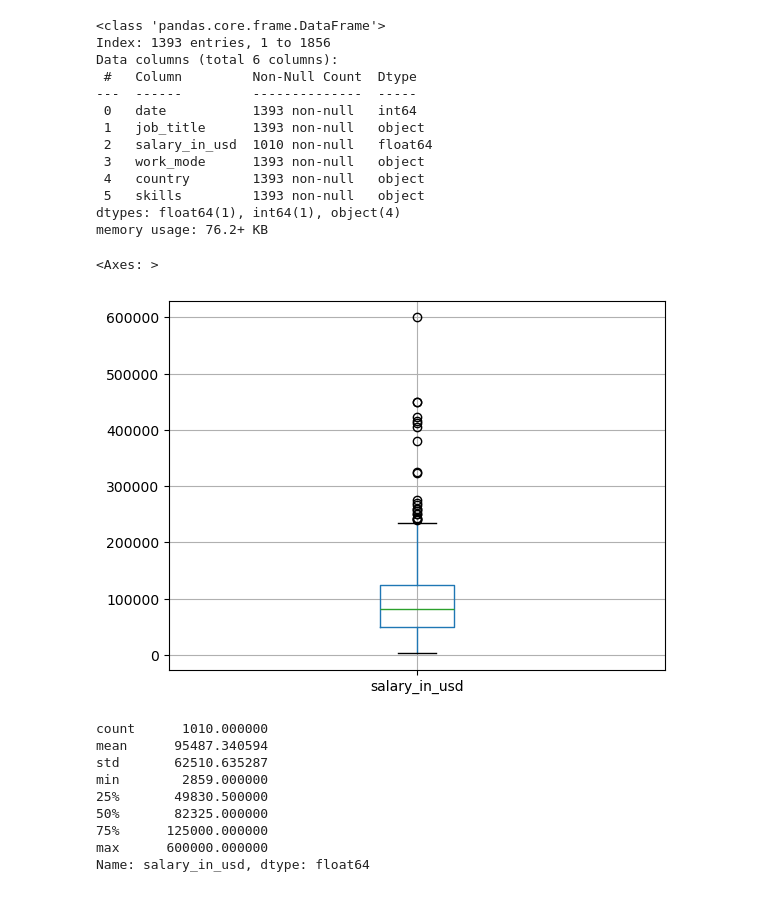
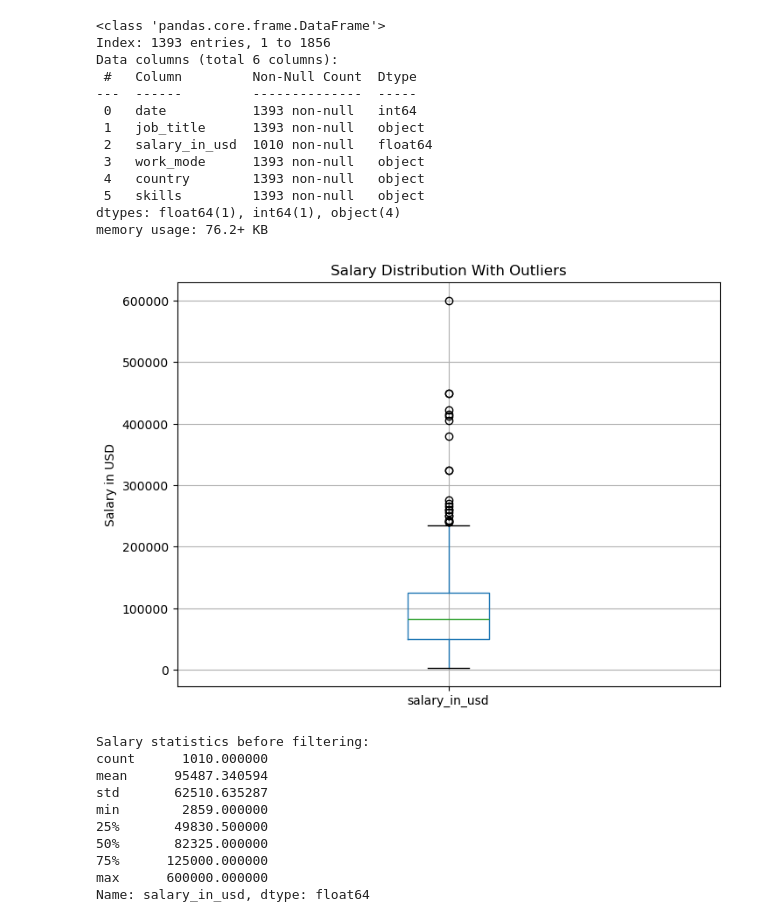
Before and after one commit to SofyMelvill/the-professor-project-1-ironhack, a Jupyter notebook: combined/combined_analysis.ipynb, the cells around one changed output. Saved outputs shown, nothing was run; the diff lists cells and outputs as text; code cells hidden in the pictures.

Commit message:
Analysis is done for the two parts, skills, and location- pls use this file for your further analysis

```diff
--- a/combined/combined_analysis.ipynb
+++ b/combined/combined_analysis.ipynb
@@ -7,6 +11,8 @@ jobs_github = pd.read_csv("../MG/final_jobs.csv")
 combined = pd.concat([jobs_adzuna, jobs_github], ignore_index=True)
 
 combined.to_csv("combined.csv", index=False)
+# %%
+combined = pd.read_csv('combined.csv')
 # %%
 print(combined.shape)
 print(combined.head())
@@ -31,9 +40,11 @@ Machine Learning                2
 Name: count, dtype: int64
 # %%
-#drop rows where job_title is "Other":
+#drop rows where job_title is "Other" & change 2 positions Machine Learning:
 
-combined = combined[combined["job_title"] != "Other"]
-combined['job_title'] = combined['job_title'].replace('Machine Learning', 'Machine Learning Developer')
+# Data cleaning
+combined = combined[combined["job_title"] != "Other"].copy()
+combined.loc[:, 'job_title'] = combined['job_title'].replace('Machine Learning', 'Machine Learning Developer')
+
 print(combined["job_title"].value_counts())
 print(combined.shape)
 # %% [output]
@@ -62,7 +73,6 @@ combined
 1393 rows × 6 columns
 # %%
-import ast
-
+# Define skills map
 skills_map = {
     'Data Scientist': [
         'Python', 'R',
@@ -115,15 +125,30 @@ skills_map = {
 }
 
 
-# Ensure 'skills' column is in list format
-combined['skills'] = combined['skills'].apply(lambda x: ast.literal_eval(x) if isinstance(x, str) else x)
+# %%
+# Safely parse skills column to lists
+def safe_literal_eval(x):
+    if isinstance(x, list):
+        return x
+    try:
+        return ast.literal_eval(x)
+    except (ValueError, SyntaxError):
+        return []
 
-# Replace rows where skills == ['r']
+combined['skills'] = combined['skills'].apply(safe_literal_eval)
+
+
+# Replace ['r'] skills with mapped skills if available
 def replace_r_skills(row):
     if row['skills'] == ['r']:
         return skills_map.get(row['job_title'], row['skills'])
     return row['skills']
 
+r_skills_before = combined['skills'].apply(lambda x: x == ['r']).sum()
 combined['skills'] = combined.apply(replace_r_skills, axis=1)
+r_skills_after = combined['skills'].apply(lambda x: x == ['r']).sum()
+
+print(f"Rows with ['r'] skills before replacement: {r_skills_before}")
+print(f"Rows with ['r'] skills after replacement: {r_skills_after}")
 
 combined.to_csv("combined.csv", index=False)
@@ -159,14 +185,20 @@ Data columns (total 6 columns):
 dtypes: float64(1), int64(1), object(4)
 memory usage: 76.2+ KB
 # %%
+# Plot salary boxplot before filtering
+plt.figure(figsize=(8,6))
 combined.boxplot(column='salary_in_usd')
+plt.title('Salary Distribution With Outliers')
+plt.ylabel('Salary in USD')
+plt.show()
 # %% [output]
-<Axes: >
-[figure, old version]
+[figure, new version]
 # %%
 #Check Summary Statistics
+print("Salary statistics before filtering:")
 print(combined['salary_in_usd'].describe())
 # %% [output]
+Salary statistics before filtering:
 count      1010.000000
 mean      95487.340594
 std       62510.635287
```
Also changed, not shown: parts of 17 cells of this notebook.
